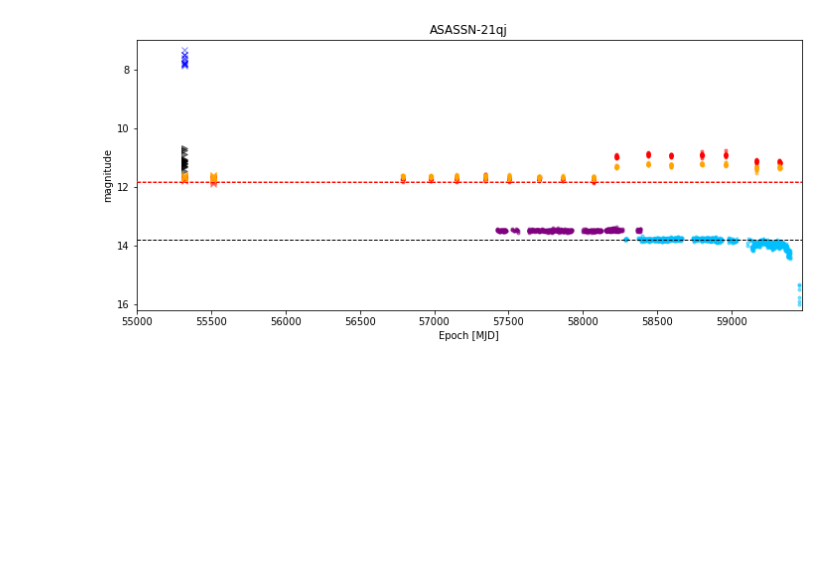
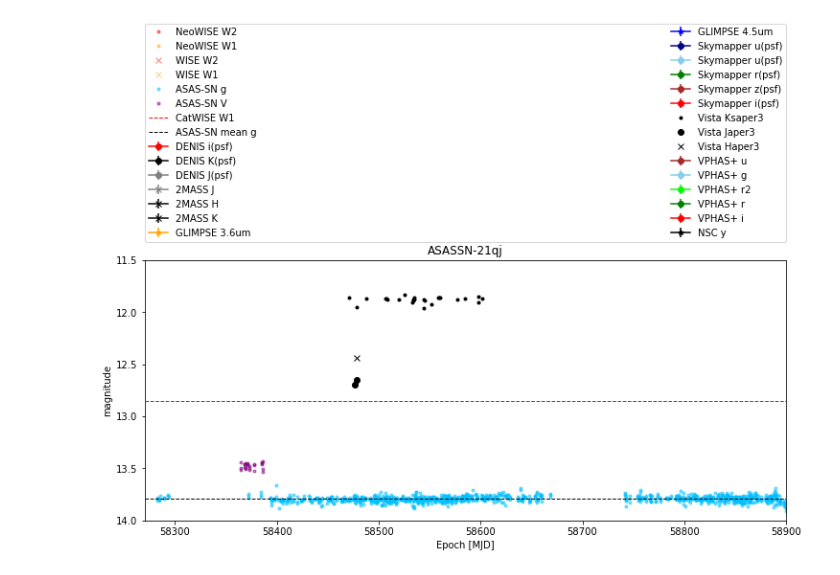
Before and after one commit to ASainio/ASASSN-21qj, a Jupyter notebook: History.ipynb, the cells around one changed output. Saved outputs shown, nothing was run; the diff lists cells and outputs as text; code cells hidden in the pictures; blank space fills up the shorter version.

```diff
--- a/History.ipynb
+++ b/History.ipynb
@@ -9,0 +37,3 @@ allwise = pd.read_csv ('allwisemultiepoch.csv')
+# %%
+denis_mjd = denis['obsjd'] - 2400000
+twomass_mjd = twomass['jdate'] - 2400000
@@ -34,32 +75,90 @@ all_w4 = allwise['w4mpro_ep']
 all_time = allwise['mjd']
 # %%
-
 fig, ax = plt.subplots(1,1,figsize=(12,5))  # Create a figure containing a single axes.
 
 ax.set_title('ASASSN-21qj')
 ax.set_xlabel('Epoch [MJD]')
 ax.set_ylabel('magnitude')
 
+#NEOWISE-R
 ax.plot (time, w2, linewidth = 0, marker = '.',color = 'red', alpha = 0.5, label= "NeoWISE W2")
 ax.plot (time, w1, linewidth = 0, marker = '.',color = 'orange', alpha = 0.5, label = "NeoWISE W1")
 
-ax.plot (all_time, all_w4, linewidth = 0, marker = 'x',color = 'blue', alpha = 0.5, label ="AllWISE W4")
-ax.plot (all_time, all_w3, linewidth = 0, marker = '>',color = 'k', alpha = 0.5, label ="AllWISE W3")
+#OLD ALLWISE FROM 2010 w3 and w4 are no-detections!
+#ax.plot (all_time, all_w4, linewidth = 0, marker = 'x',color = 'blue', alpha = 0.5, label ="AllWISE W4") #Non-detection
+#ax.plot (all_time, all_w3, linewidth = 0, marker = '>',color = 'k', alpha = 0.5, label ="AllWISE W3") #faint snr ~3
+ax.plot (all_time, all_w2, linewidth = 0, marker = 'x',color = 'red', alpha = 0.5, label ="WISE W2")
+ax.plot (all_time, all_w1, linewidth = 0, marker = 'x',color = 'orange', alpha = 0.5, label ="WISE W1")
 
-ax.plot (all_time, all_w2, linewidth = 0, marker = 'x',color = 'red', alpha = 0.5, label ="AllWISE W2")
-ax.plot (all_time, all_w1, linewidth = 0, marker = 'x',color = 'orange', alpha = 0.5, label ="AllWISE W1")
-
+#ASAS-SN V & g
 ax.plot (time2, gmag, linewidth = 0, marker = '.',color = 'deepskyblue', alpha = 0.5, label ="ASAS-SN g")
 ax.plot (time3, vmag, linewidth = 0, marker = '.',color = 'purple', alpha = 0.5, label ="ASAS-SN V")
 
-ax.axhline(11.842, c='red', linestyle='dashed', lw =1,zorder=3,label= "CatWISE mean w1 11.842")
-ax.axhline(11.817, c='orange', linestyle='dashed', lw =1,zorder=3,label= "CatWISE mean w2")
 
-ax.axhline(13.793, c='k', linestyle='dashed', lw =1,zorder=3,label= "ASAS-SN mean g")
+#CATWISE STACKED WISE DATA (we don't need this as it runs 2010 - 2018 and overlaps epochs after reddning)
+ax.axhline(12.85, xmax = 58000, c='red', linestyle='dashed', lw =1,zorder=3,label= "CatWISE W1")
+#ax.axhline(11.817, c='orange', linestyle='dashed', lw =1,zorder=3,label= "CatWISE W2")
+
+#Deep Near Inrared Survey DENIS PSF!
+ax.errorbar (denis_mjd, denis['ipsf'], denis['e_ipsf'], color='r', marker='o', label ="DENIS i(psf)")
+ax.errorbar (denis_mjd, denis['kpsf'], denis['e_kpsf'], color='k', marker='o', label ="DENIS K(psf)")
+ax.errorbar (denis_mjd, denis['jpsf'], denis['e_jpsf'], color='grey', marker='o', label ="DENIS J(psf)")
+
+#2MASS
+ax.errorbar (twomass_mjd, twomass['j_m'], twomass['j_cmsig'], color='grey', marker='x', label ="2MASS J")
+ax.errorbar (twomass_mjd, twomass['h_m'], twomass['h_cmsig'], color='k', marker='x', label ="2MASS H")
+ax.errorbar (twomass_mjd, twomass['k_m'], twomass['k_cmsig'], color='k', marker='x', label ="2MASS K")
+
+#GLIMPSE360
+ax.errorbar (glimpse['mjd'], glimpse['mag3_6'], glimpse['d3_6m'], color='orange', marker='*', label ="GLIMPSE 3.6um")
+ax.errorbar (glimpse['mjd'], glimpse['mag4_5'], glimpse['d4_5m'], color='b', marker='*', label ="GLIMPSE 4.5um")
+
+#skymapper
+ax.errorbar (skymapper['mean_epoch'], skymapper['u_psf'], skymapper['e_u_psf'], color='darkblue', marker='o', label ="Skymapper u(psf)")
+ax.errorbar (skymapper['mean_epoch'], skymapper['g_psf'], skymapper['e_g_psf'], color='skyblue', marker='o', label ="Skymapper u(psf)")
+ax.errorbar (skymapper['mean_epoch'], skymapper['r_psf'], skymapper['e_r_psf'], color='green', marker='o', label ="Skymapper r(psf)")
+ax.errorbar (skymapper['mean_epoch'], skymapper['z_psf'], skymapper['e_z_psf'], color='brown', marker='o', label ="Skymapper z(psf)")
+ax.errorbar (skymapper['mean_epoch'], skymapper['i_psf'], skymapper['e_i_psf'], color='r', marker='o', label ="Skymapper i(psf)")
+
+#vista vvvx
+ax.errorbar (vista_ks['mjd'], vista_ks['KsApermag3'], vista_ks['KsApermag3_Err'], linewidth = 0,color ='k', marker= '.', label ="Vista Ksaper3")
+ax.errorbar (vista_j['mjd'], vista_j['Japermag3'], vista_j['Japermag3Err'], color ='k', linewidth = 0, marker= 'o', label ="Vista Japer3")
+ax.errorbar (vista_h['mjd'], vista_h['HApermag3'], vista_h['HApermag3_err'], color ='k',linewidth = 0, marker= 'x', label ="Vista Haper3")
+
+#old ASAS #off-center warning!!!
+#ax.plot (asas_mjd, asas_filtered['MAG_0'], linewidth = 0, marker = '.',color = 'k', alpha = 0.2, label ="ASAS V")
+#ax.plot (asas_mjd, asas_filtered['MAG_1'], linewidth = 0, marker = '.',color = 'k', alpha = 0.2, label ="ASAS V")
+#ax.plot (asas_mjd, asas_filtered['MAG_2'], linewidth = 0, marker = '.',color = 'k', alpha = 0.2, label ="ASAS V")
+#ax.plot (asas_mjd, asas_filtered['MAG_3'], linewidth = 0, marker = '.',color = 'k', alpha = 0.2, label ="ASAS V")
+#ax.plot (asas_mjd, asas_filtered['MAG_4'], linewidth = 0, marker = '.',color = 'k', alpha = 0.2, label ="ASAS V")
+
+ax.errorbar (vphas['MJDr'], vphas['umag'], vphas['e_umag'], color='brown', marker='o', label ="VPHAS+ u")
+ax.errorbar (vphas['MJDr'], vphas['gmag'], vphas['e_gmag'], color='skyblue', marker='o', label ="VPHAS+ g")
+ax.errorbar (vphas['MJDr'], vphas['r2mag'], vphas['e_r2mag'], color='lime', marker='o', label ="VPHAS+ r2")
+ax.errorbar (vphas['MJDr'], vphas['rmag'], vphas['e_rmag'], color='green', marker='o', label ="VPHAS+ r")
+ax.errorbar (vphas['MJDr'], vphas['imag'], vphas['e_imag'], color='r', marker='o', label ="VPHAS+ i")
+
+ax.errorbar (nsc['mjd'], nsc['ymag'], nsc['yerr'] , color = 'k', marker='*', label ="NSC y")
+
+#asas-sn means and errors:
+ax.axhline(y=13.793, xmin=0, xmax=58000, c='k', linestyle='dashed', lw =1,zorder=3,label= "ASAS-SN mean g")
 #ax.axhline(13.793 - 0.016279621513866173, linestyle='dashed', c='red',lw=1, zorder=3)
 #ax.axhline(13.793 + 0.016279621513866173, linestyle='dashed', c='red',lw=1, zorder=3)
-ax.set_xlim(55000,59470)
-ax.set_ylim(16.2,7,3)
-#ax.legend()
+
+
+ax.set_xlim(58270,58900)
+ax.set_ylim(14,11.5)
+#box between WISE epochs where the event begun:
+
+t_match = (58072, 58227)
+t_region = (['mjd']>t_match[0] * ['mjd']<t_match[1])
+(ymi,yma) = ax.get_ylim()
+
+event_box =Rectangle((t_match[0], ymi), t_match[1]-t_match[0], (yma-ymi),facecolor="black", alpha=0.1)
+ax.add_patch(event_box)
+
+
+ax.legend(bbox_to_anchor=(0., 1.07, 1., .102), loc='lower left',
+           ncol=2, mode="expand", borderaxespad=0.)
 #plt.savefig(xx.png)
 # %% [output]
@@ -67 +166 @@ ax.set_ylim(16.2,7,3)
-[figure, old version]
+[figure, new version]
```
Also changed, not shown: parts of 10 cells of this notebook.
